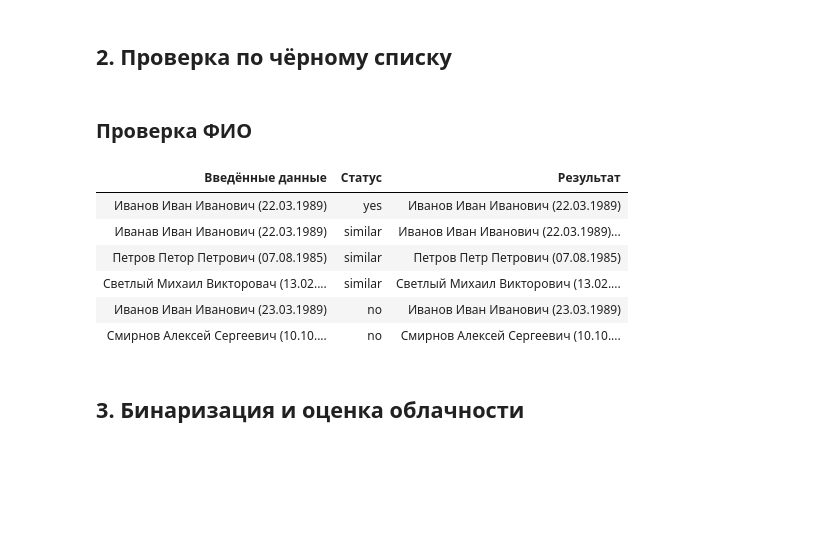
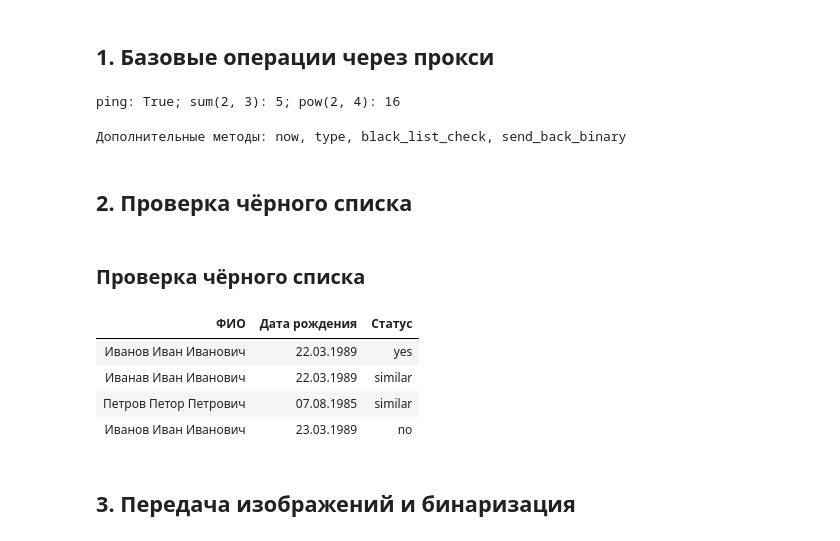
Before and after one commit to JustTanjiro/XMLRPC-labs, a Jupyter notebook: xmlrpc_client.ipynb, the cells around one changed output. Drawn from its saved outputs; the diff is of its cells as text; code cells hidden in the pictures; blank space fills up the shorter version.

```diff
--- a/xmlrpc_client.ipynb
+++ b/xmlrpc_client.ipynb
@@ -73,26 +78,41 @@ print('Сервер статистики: http://localhost:8018/RPC2')
+# %% [markdown]
+## 1. Базовые операции через прокси
+# %%
+assert server.ping() is True
+assert server.sum(2, 3) == 5
+assert server.pow(2, 4) == 16
+print('ping: True; sum(2, 3): 5; pow(2, 4): 16')
+# %% [output]
+ping: True; sum(2, 3): 5; pow(2, 4): 16
+# %%
+assert isinstance(server.now().value, str)
+assert server.type(3)[0] == '3'
+assert server.black_list_check('Иванов')['status'] == 'yes'
+binary_value = xmlrpc_client.Binary(b'hello XML-RPC')
+assert server.send_back_binary(binary_value).data == binary_value.data
+print('Дополнительные методы: now, type, black_list_check, send_back_binary')
+# %% [output]
+Дополнительные методы: now, type, black_list_check, send_back_binary
 # %% [markdown]
-## 2. Проверка по чёрному списку
+## 2. Проверка чёрного списка
 # %%
 people = [
     ('Иванов', 'Иван', 'Иванович', '22.03.1989'),
     ('Иванав', 'Иван', 'Иванович', '22.03.1989'),
     ('Петров', 'Петор', 'Петрович', '07.08.1985'),
-    ('Светлый', 'Михаил', 'Викторовач', '13.02.1992'),
-    ('Иванов', 'Иван', 'Иванович', '23.03.1989'),
-    ('Смирнов', 'Алексей', 'Сергеевич', '10.10.1990'),
+    ('Иванов', 'Иван', 'Иванович', '23.03.1989')
 ]
-rows = []
+results = []
 for person in people:
-    rows.extend(blacklist_result_rows(person, server.black_list_check_full(*person)))
-show_table('Проверка ФИО', ['Введённые данные', 'Статус', 'Результат'], rows)
+    response = server.black_list_check_full(*person)
+    results.append({'ФИО': ' '.join(person[:3]), 'Дата рождения': person[3], 'Статус': response['status']})
+show_table('Проверка чёрного списка', ['ФИО', 'Дата рождения', 'Статус'], [list(row.values()) for row in results])
 # %% [output]
-Проверка ФИО
+Проверка чёрного списка
-| Введённые данные | Статус | Результат |
-| Иванов Иван Иванович (22.03.1989) | yes | Иванов Иван Иванович (22.03.1989) |
-| Иванав Иван Иванович (22.03.1989) | similar | Иванов Иван Иванович (22.03.1989)... |
-| Петров Петор Петрович (07.08.1985) | similar | Петров Петр Петрович (07.08.1985) |
-| Светлый Михаил Викторовач (13.02.... | similar | Светлый Михаил Викторович (13.02.... |
-| Иванов Иван Иванович (23.03.1989) | no | Иванов Иван Иванович (23.03.1989) |
-| Смирнов Алексей Сергеевич (10.10.... | no | Смирнов Алексей Сергеевич (10.10.... |
+| ФИО | Дата рождения | Статус |
+| Иванов Иван Иванович | 22.03.1989 | yes |
+| Иванав Иван Иванович | 22.03.1989 | similar |
+| Петров Петор Петрович | 07.08.1985 | similar |
+| Иванов Иван Иванович | 23.03.1989 | no |
 # %% [markdown]
-## 3. Бинаризация и оценка облачности
+## 3. Передача изображений и бинаризация
```
Also changed, not shown: parts of 21 cells of this notebook, 9 other files.
